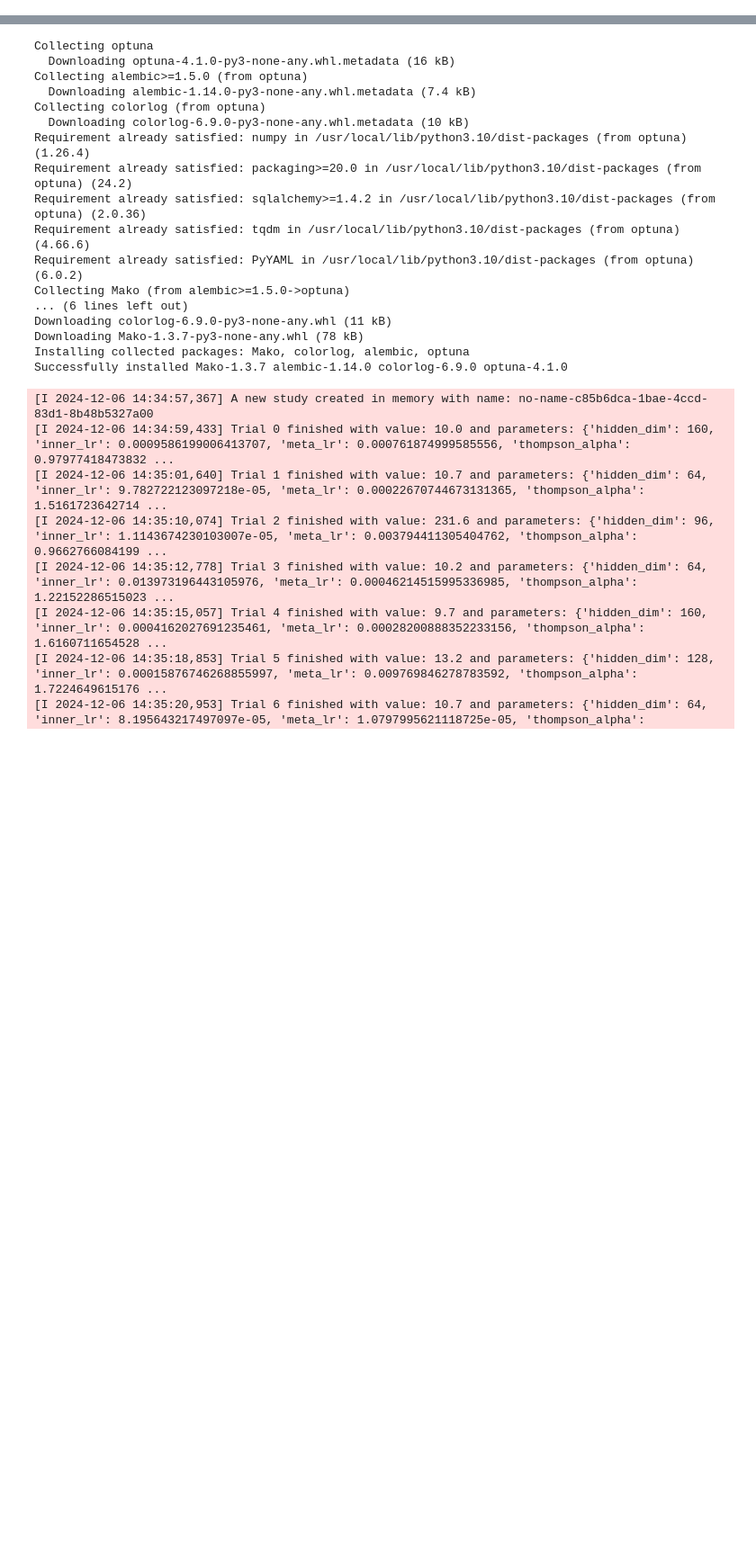
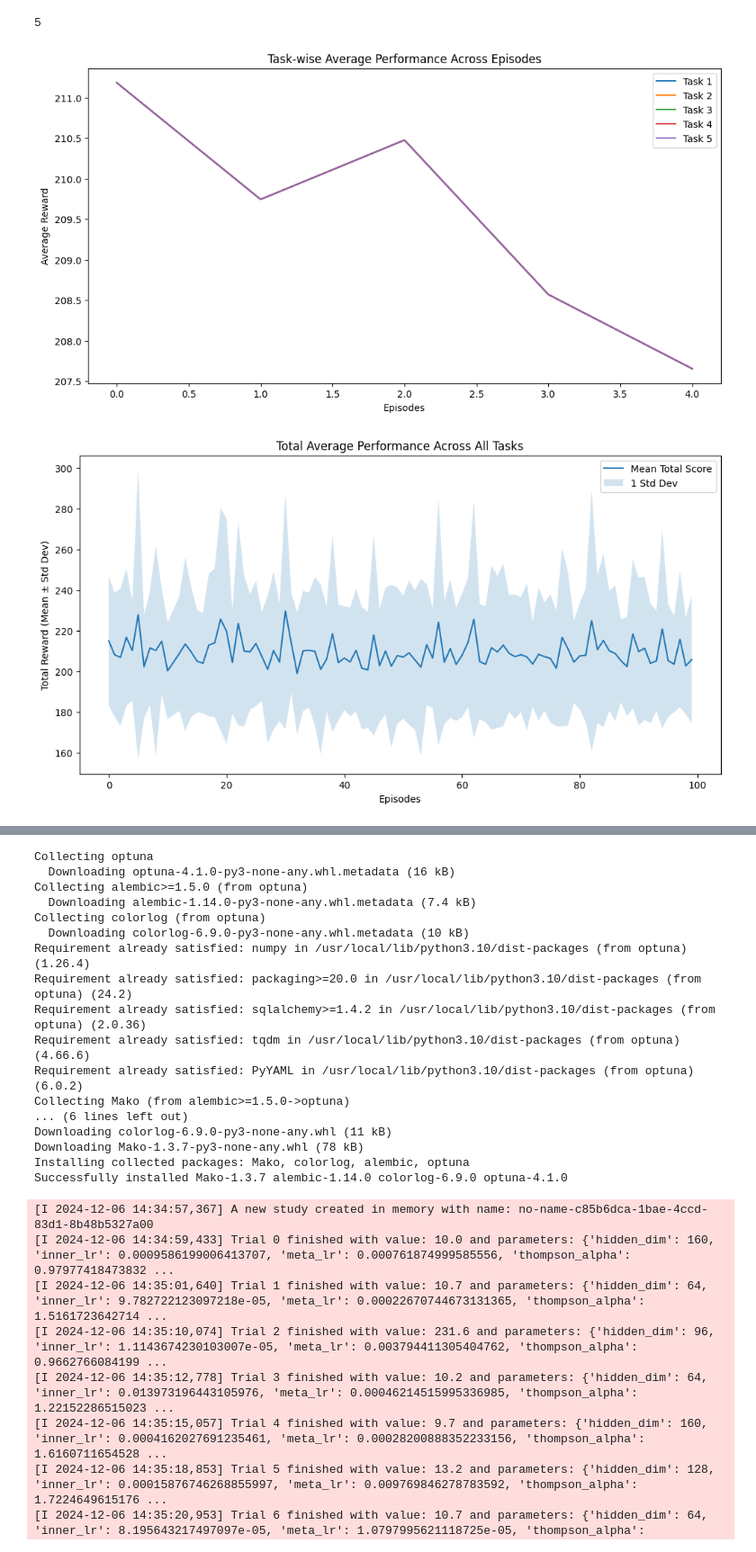
Before and after one commit to PeterKaras/Special_Topics_AI, a Jupyter notebook: Thompson_MAML_CartPole_Q_NN.ipynb, the cells around one changed output, grey strips where cells are left out. Shown at 90% size. Cells and saved outputs as stored; diff of their text form; code cells hidden in the pictures; blank space fills up the shorter version.

```diff
--- a/Thompson_MAML_CartPole_Q_NN.ipynb
+++ b/Thompson_MAML_CartPole_Q_NN.ipynb
@@ -544,0 +750,69 @@ plt.show()
+# %%
+# Import visualization library
+import matplotlib.pyplot as plt
+import numpy as np
+
+stats = experiment_results['total_testing_stats']
+
+# Unpack statistics
+all_scores = stats['all_scores']
+median_scores = stats['median_scores']
+mean_scores = stats['mean_scores']
+std_scores = stats['std_scores']
+#all_durations = stats['all_durations']
+padded_scores = stats['padded_scores']
+print(len(all_durations))
+
+# 1. Task-wise average performance across episodes
+plt.figure(figsize=(12, 6))
+for task_id in range(n_tasks):
+    task_scores = [np.nanmean([scores[ep] for scores in all_scores if ep < len(scores)])
+                   for ep in range(len(mean_scores))]
+    plt.plot(task_scores, label=f"Task {task_id+1}")
+
+plt.title("Task-wise Average Performance Across Episodes")
+plt.xlabel("Episodes")
+plt.ylabel("Average Reward")
+plt.legend()
+plt.show()
+
+# 2. Total average performance across all tasks
+plt.figure(figsize=(12, 6))
+plt.plot(mean_scores, label="Mean Total Score")
+plt.fill_between(range(len(mean_scores)),
+                 mean_scores - std_scores,
+                 mean_scores + std_scores,
+                 alpha=0.2, label="1 Std Dev")
+plt.title("Total Average Performance Across All Tasks")
+plt.xlabel("Episodes")
+plt.ylabel("Total Reward (Mean ± Std Dev)")
+plt.legend()
+plt.show()
+
+# 3. Median, mean, and standard deviation of total scores across runs
+plt.figure(figsize=(12, 6))
+plt.plot(median_scores, label="Median Total Score")
+plt.plot(mean_scores, label="Mean Total Score")
+plt.fill_between(range(len(mean_scores)),
+                 mean_scores - std_scores,
+                 mean_scores + std_scores,
+                 alpha=0.2, label="1 Std Dev")
+plt.title("Median, Mean, and Standard Deviation of Total Scores Across Runs")
+plt.xlabel("Episodes")
+plt.ylabel("Total Reward")
+plt.legend()
+plt.show()
+
+# 4. Episode durations
+avg_durations = np.mean(all_durations, axis=0)
+plt.figure(figsize=(12, 6))
+plt.plot(avg_durations, label="Average Episode Duration")
+plt.title("Episode Durations Over Time")
+plt.xlabel("Episodes")
+plt.ylabel("Duration (Seconds)")
+plt.legend()
+plt.show()
+# %% [output]
+5
+[figure, added]
+[figure, added]
```
Also changed, not shown: parts of 7 cells of this notebook.
